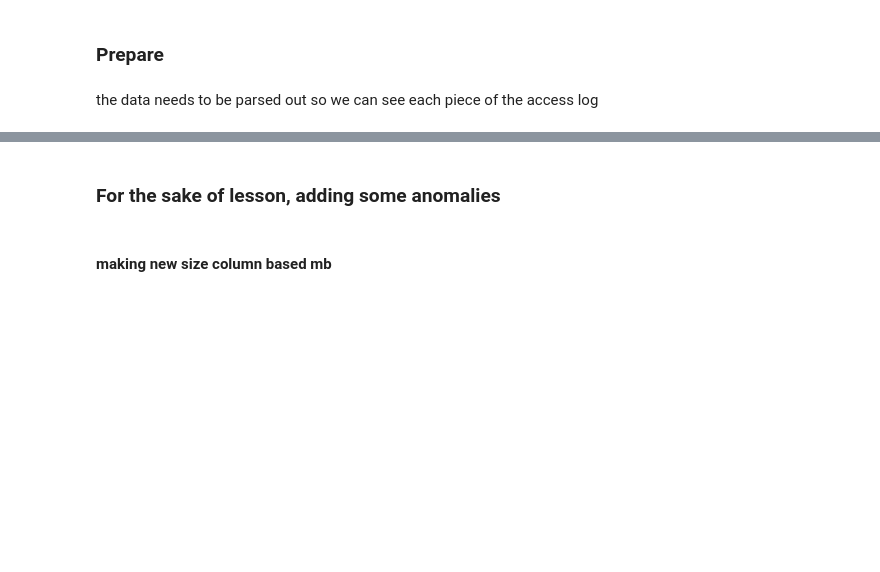
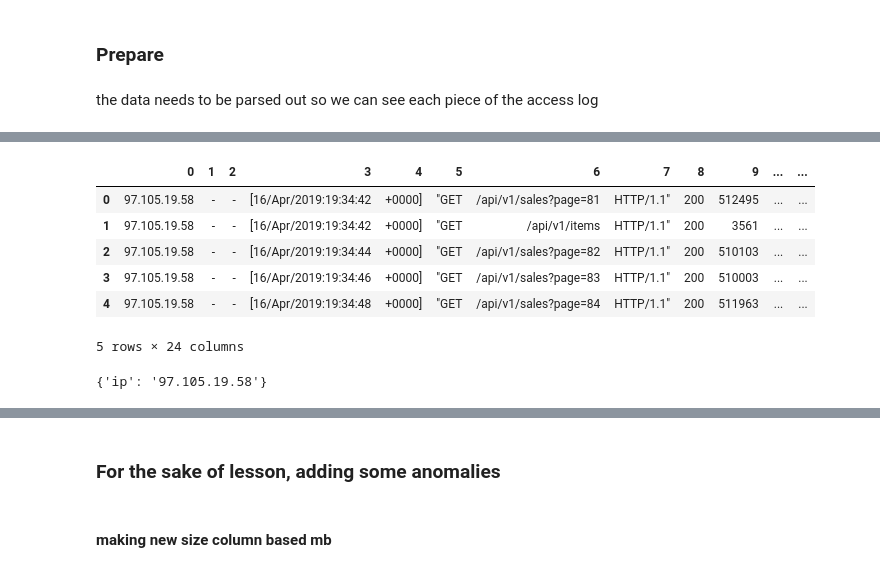
Before and after one commit to CodeupClassroom/pagel-anomaly-detection, a Jupyter notebook: discrete_probability.ipynb, the cells around one changed output, grey strips where cells are left out. Cells and saved outputs as stored; diff of their text form; code cells hidden in the pictures; blank space fills up the shorter version.

```diff
--- a/discrete_probability.ipynb
+++ b/discrete_probability.ipynb
@@ -55,4 +57,6 @@ New process:
 # %% [markdown]
 2. create url (same way as before)
+# %%
+url = env.get_db_url('logs')
 # %% [markdown]
 3. create engine with url and connect
@@ -62,0 +83,2 @@ New process:
+# %%
+df = pd.read_sql('select * from api_access', url)
@@ -106,0 +156,10 @@ the data needs to be parsed out so we can see each piece of the access log
+# %%
+df.entry.str.split(expand=True).head()
+# %% [output]
+|  | 0 | 1 | 2 | 3 | 4 | 5 | 6 | 7 | 8 | 9 | ... | ... |
+| 0 | 97.105.19.58 | - | - | [16/Apr/2019:19:34:42 | +0000] | "GET | /api/v1/sales?page=81 | HTTP/1.1" | 200 | 512495 | ... | ... |
+| 1 | 97.105.19.58 | - | - | [16/Apr/2019:19:34:42 | +0000] | "GET | /api/v1/items | HTTP/1.1" | 200 | 3561 | ... | ... |
+| 2 | 97.105.19.58 | - | - | [16/Apr/2019:19:34:44 | +0000] | "GET | /api/v1/sales?page=82 | HTTP/1.1" | 200 | 510103 | ... | ... |
+| 3 | 97.105.19.58 | - | - | [16/Apr/2019:19:34:46 | +0000] | "GET | /api/v1/sales?page=83 | HTTP/1.1" | 200 | 510003 | ... | ... |
+| 4 | 97.105.19.58 | - | - | [16/Apr/2019:19:34:48 | +0000] | "GET | /api/v1/sales?page=84 | HTTP/1.1" | 200 | 511963 | ... | ... |
+5 rows × 24 columns
@@ -106,0 +172,4 @@ the data needs to be parsed out so we can see each piece of the access log
+# %%
+output
+# %% [output]
+{'ip': '97.105.19.58'}
```
Also changed, not shown: parts of 54 cells of this notebook.
